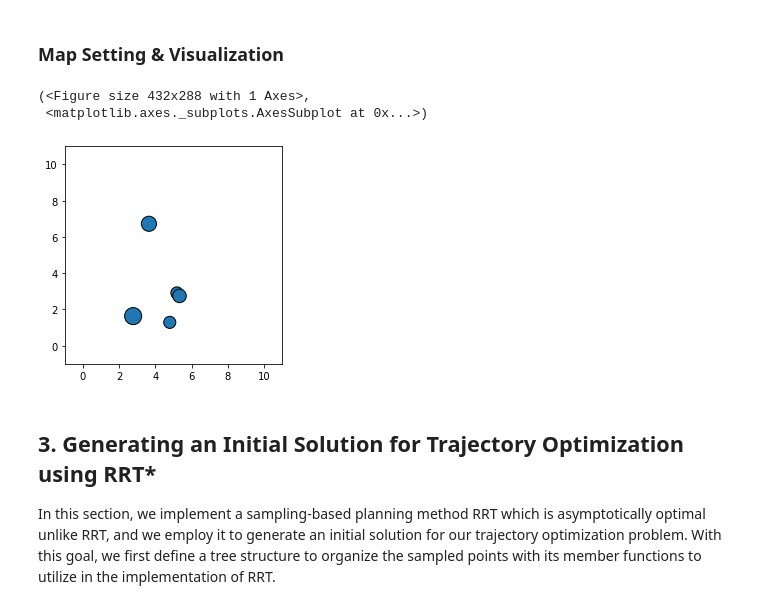
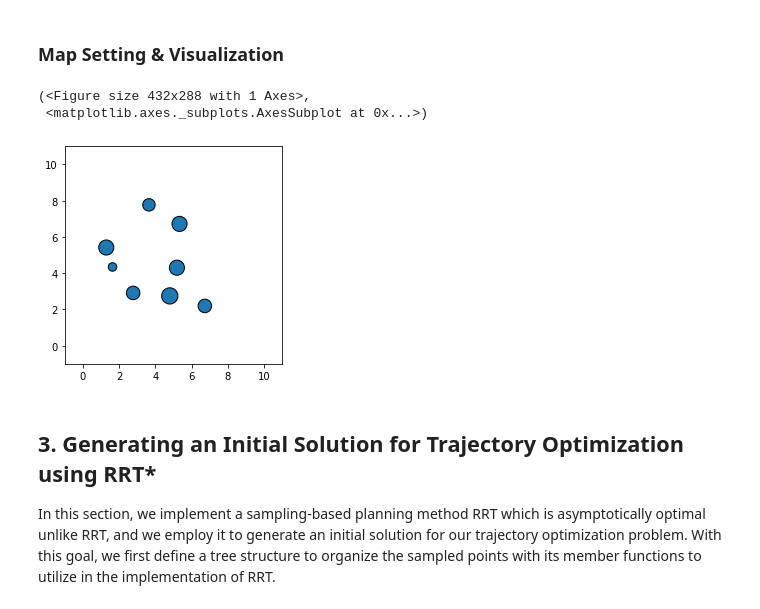
Before and after one commit to JuliaBriden/16.413_Final_Project, a Jupyter notebook: Final_Project.ipynb, the cells around one changed output. Saved outputs shown, nothing was run; the diff lists cells and outputs as text; code cells hidden in the pictures.

```diff
--- a/Final_Project.ipynb
+++ b/Final_Project.ipynb
@@ -419,30 +419,30 @@ def get_obstacles(num_obs = 5, risk=0.5, bounds=np.array([[-1, 10], [-1, 10]])):
 # %% [markdown]
 ### Map Setting & Visualization
 # %%
-num_obs = 5
+num_obs = 8
 bounds = np.array([[-1, 10], [-1, 10]])
-delta = 0.9
+delta = 0.1
 init = (0,0)
-goal = (9,9)
+goal = (10,10)
 centers, radii, C_list = get_obstacles(num_obs, delta, bounds) # TODO: make sure obstacles are not generated over init & goal
 
 def draw_map(cetners, radii):
     fig, ax = plt.subplots()
     for i, center in enumerate(centers):
         obsArtist = plt.Circle(center, radius=radii[i], edgecolor='Black')
         ax.add_artist(obsArtist)
 
     ax.set_ylim([-1, 11])
     ax.set_xlim([-1, 11])
     ax.set_aspect('equal')
 
     return fig, ax
 
 draw_map(centers, radii)
 # %% [output]
 (<Figure size 432x288 with 1 Axes>,
  <matplotlib.axes._subplots.AxesSubplot at 0x...>)
-[figure, old version]
+[figure, new version]
 # %% [markdown]
 ## 3. Generating an Initial Solution for Trajectory Optimization using RRT*
 
```
Also changed, not shown: parts of 9 cells of this notebook.
